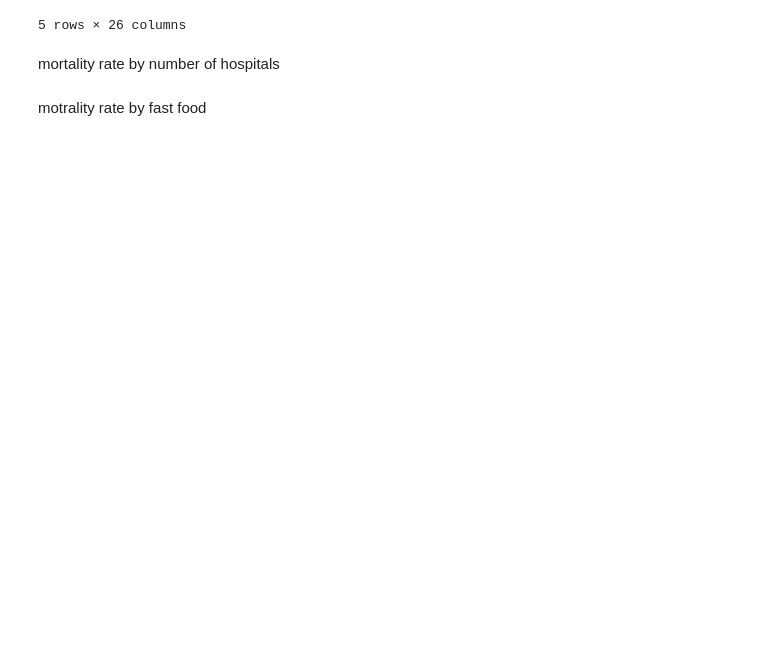
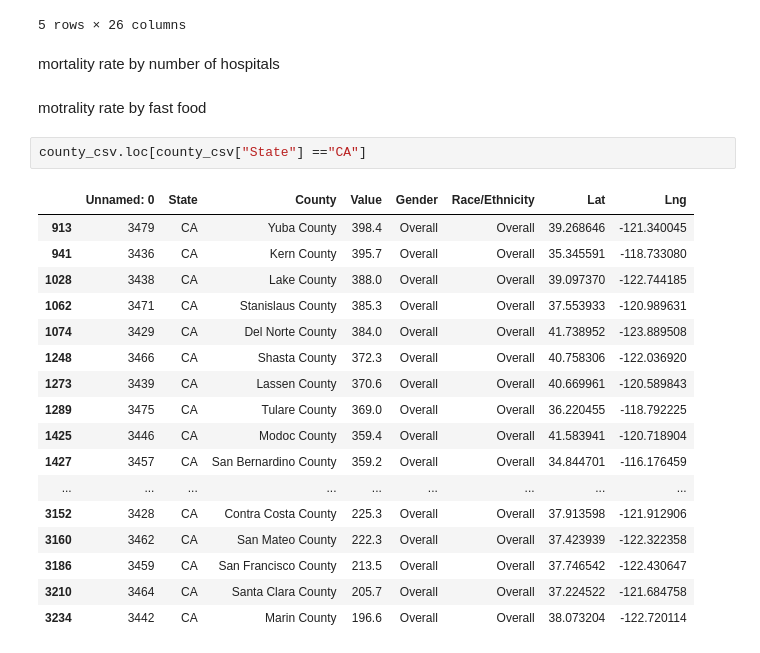
Before and after one commit to petersmyers/Project1, a Jupyter notebook: Project1_Visualizations.ipynb, the cells around one changed output. Cells and saved outputs as stored; diff of their text form; blank space fills up the shorter version.

```diff
--- a/Project1_Visualizations.ipynb
+++ b/Project1_Visualizations.ipynb
@@ -335,3 +370,23 @@ comp2.head()
 mortality rate by number of hospitals
 # %% [markdown]
 motrality rate by fast food
+# %%
+county_csv.loc[county_csv["State"] =="CA"]
+# %% [output]
+|  | Unnamed: 0 | State | County | Value | Gender | Race/Ethnicity | Lat | Lng |
+| 913 | 3479 | CA | Yuba County | 398.4 | Overall | Overall | 39.268646 | -121.340045 |
+| 941 | 3436 | CA | Kern County | 395.7 | Overall | Overall | 35.345591 | -118.733080 |
+| 1028 | 3438 | CA | Lake County | 388.0 | Overall | Overall | 39.097370 | -122.744185 |
+| 1062 | 3471 | CA | Stanislaus County | 385.3 | Overall | Overall | 37.553933 | -120.989631 |
+| 1074 | 3429 | CA | Del Norte County | 384.0 | Overall | Overall | 41.738952 | -123.889508 |
+| 1248 | 3466 | CA | Shasta County | 372.3 | Overall | Overall | 40.758306 | -122.036920 |
+| 1273 | 3439 | CA | Lassen County | 370.6 | Overall | Overall | 40.669961 | -120.589843 |
+| 1289 | 3475 | CA | Tulare County | 369.0 | Overall | Overall | 36.220455 | -118.792225 |
+| 1425 | 3446 | CA | Modoc County | 359.4 | Overall | Overall | 41.583941 | -120.718904 |
+| 1427 | 3457 | CA | San Bernardino County | 359.2 | Overall | Overall | 34.844701 | -116.176459 |
+| ... | ... | ... | ... | ... | ... | ... | ... | ... |
+| 3152 | 3428 | CA | Contra Costa County | 225.3 | Overall | Overall | 37.913598 | -121.912906 |
+| 3160 | 3462 | CA | San Mateo County | 222.3 | Overall | Overall | 37.423939 | -122.322358 |
+| 3186 | 3459 | CA | San Francisco County | 213.5 | Overall | Overall | 37.746542 | -122.430647 |
+| 3210 | 3464 | CA | Santa Clara County | 205.7 | Overall | Overall | 37.224522 | -121.684758 |
+| 3234 | 3442 | CA | Marin County | 196.6 | Overall | Overall | 38.073204 | -122.720114 |
```
Also changed, not shown: parts of 5 cells of this notebook, 4 other files.
